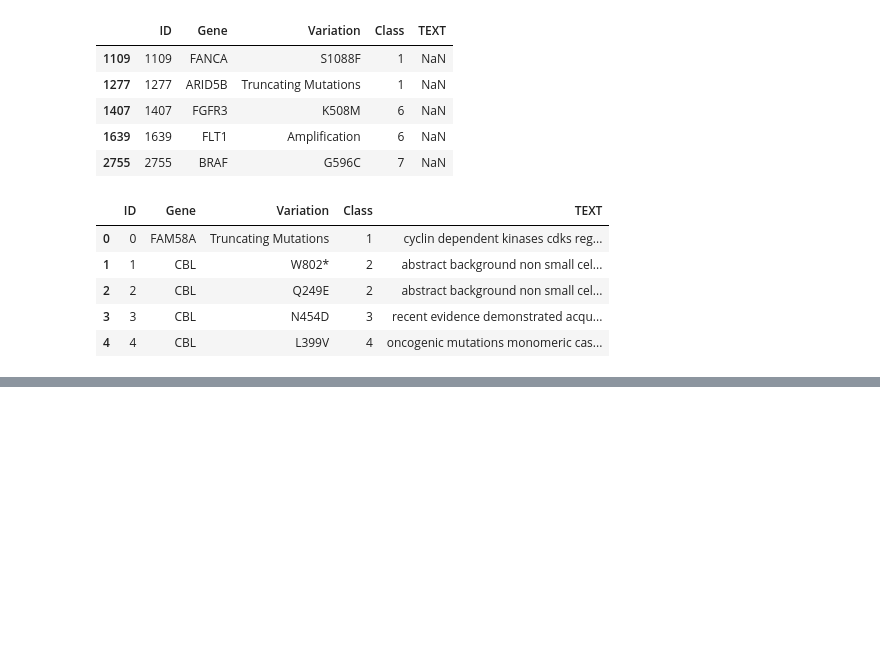
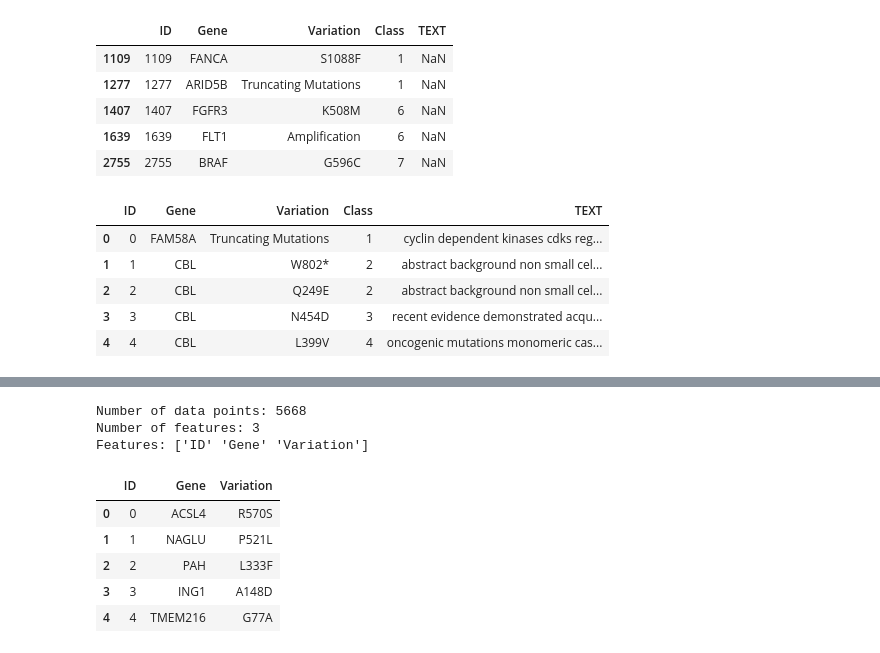
Before and after one commit to AlanJudi/genetic_mutation_classifier, a Jupyter notebook: process.ipynb, the cells around one changed output, grey strips where cells are left out. Saved outputs shown, nothing was run; the diff lists cells and outputs as text; code cells hidden in the pictures; blank space fills up the shorter version.

```diff
--- a/process.ipynb
+++ b/process.ipynb
@@ -423,0 +519,16 @@ WARNING:tensorflow:Gradients do not exist for variables ['tfxl_net_model_4/trans
+# %%
+data = pd.read_csv('./test_variants')
+print('Number of data points:', data.shape[0])
+print('Number of features:', data.shape[1])
+print('Features:', data.columns.values)
+data.head()
+# %% [output]
+Number of data points: 5668
+Number of features: 3
+Features: ['ID' 'Gene' 'Variation']
+|  | ID | Gene | Variation |
+| 0 | 0 | ACSL4 | R570S |
+| 1 | 1 | NAGLU | P521L |
+| 2 | 2 | PAH | L333F |
+| 3 | 3 | ING1 | A148D |
+| 4 | 4 | TMEM216 | G77A |
```
Also changed, not shown: parts of 26 cells of this notebook.
